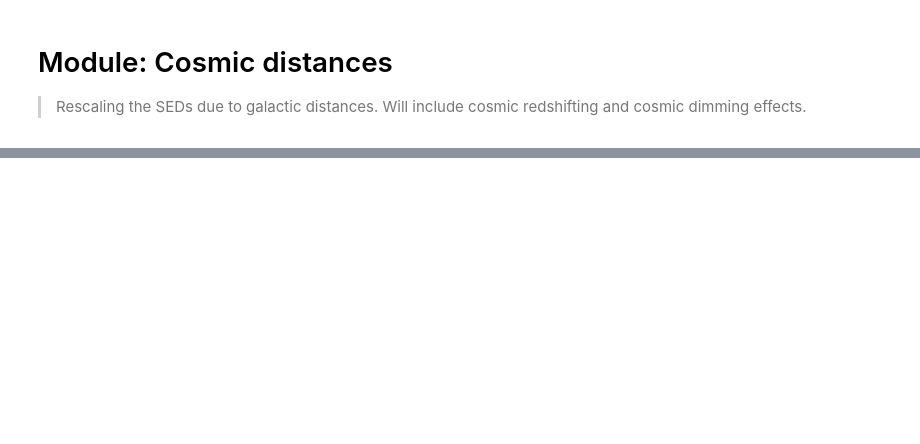
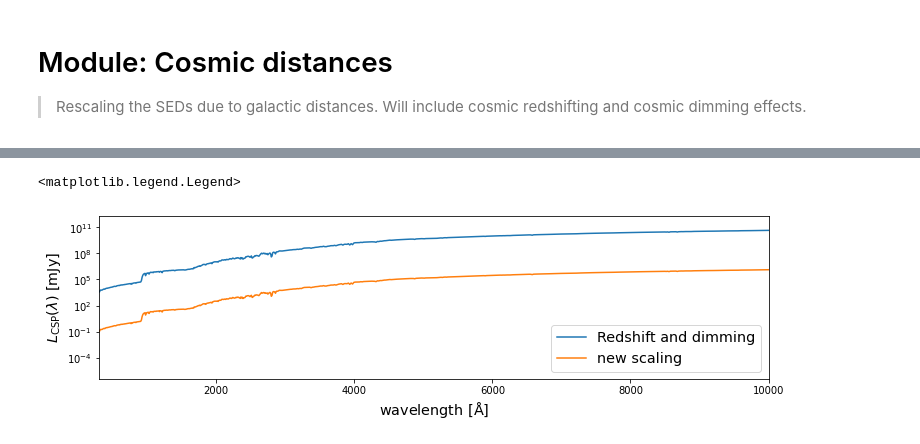
Before and after one commit to nesar/watercolor, a Jupyter notebook: nbs/05_cosmic_dimming.ipynb, the cells around one changed output, grey strips where cells are left out. Saved outputs shown, nothing was run; the diff lists cells and outputs as text; code cells hidden in the pictures; blank space fills up the shorter version.

```diff
--- a/nbs/05_cosmic_dimming.ipynb
+++ b/nbs/05_cosmic_dimming.ipynb
@@ -211,6 +303,7 @@ def combine_redshift_and_dimming_effect(wave:np.array=[], # Wavelength grids of
 #| hide
 
 redsh_wave, redsh_spec = combine_redshift_and_dimming_effect(spec_wave_ssp, spec_csp, 0.001)
+redsh_wave0, redsh_spec0 = combine_redshift_and_dimming_effect0(spec_wave_ssp, spec_csp, 0.001)
 # %%
 #| hide
 
@@ -235,3 +348,25 @@ a.legend(fontsize='x-large')
+# %%
+#| hide
+
+f, a = plt.subplots(1, 1, figsize=(12, 3))
+# a.plot(spec_wave_ssp, spec_csp, label='No dust')
+a.plot(redsh_wave, redsh_spec, label='Redshift and dimming')
+a.plot(redsh_wave0, redsh_spec0, label='new scaling')
+
+
+
+a.set_xlim(3e2, 1e4)
+# a.set_xlim(3e1, 1e6)
+
+# a.set_xscale('log')
+a.set_yscale('log')
+
+a.set_xlabel(r'${\rm wavelength\ [\AA]}$', fontsize = 'x-large')
+a.set_ylabel(r'$L_{\rm CSP}(\lambda)\ {\rm [mJy]}$', fontsize = 'x-large')
+a.legend(fontsize='x-large')
+# %% [output]
+<matplotlib.legend.Legend>
+[figure, added]
 # %%
 #| hide
 import nbdev; nbdev.nbdev_export()
```
Also changed, not shown: parts of 11 cells of this notebook, 23 other files.
